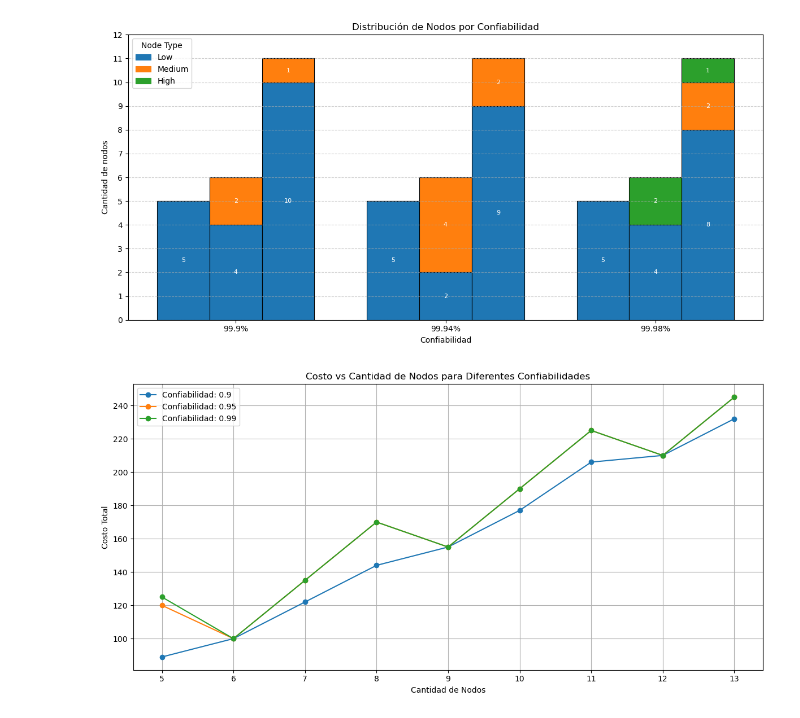
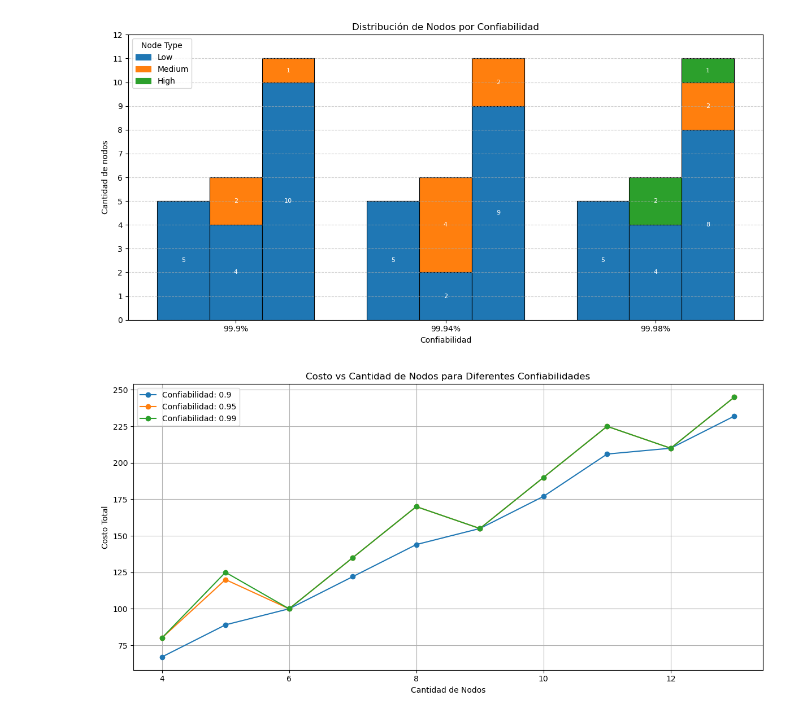
Before and after one commit to danielpuliche/optimization_model, a Jupyter notebook: main.ipynb, the cells around one changed output. Drawn from its saved outputs; the diff is of its cells as text; code cells hidden in the pictures.

```diff
--- a/main.ipynb
+++ b/main.ipynb
@@ -214,3 +241,23 @@ except ValueError as e:
 	print(f"Error: {e}")
 # %% [output]
 [figure]
+# %%
+# confiabilidades = [0.999999,0.99999999,0.9999999999]
+confiabilidades = [0.999999,0.9999999,0.99999999]
+
+##### entre 0.9 y 0.99
+# 0.99999 - 0.9999999999: 5 nodos
+# 0.999999 - 0.999999999999: 6 nodos
+# 0.99999999999 - 1: 11 nodos
+
+nodos = range(4, 14)
+
+try:
+	costosTotales= []
+	for conf in confiabilidades:
+		for n in nodos:
+			minCost, seriesVars, seriesModel = parallel_model(base_model(n), n, conf)
+			costosTotales.append(minCost)
+	graficar_costos_totales(confiabilidades, nodos, costosTotales)
+except ValueError as e:
+	print(f"Error: {e}")
@@ -298,16 +347,16 @@ except ValueError as e:
 # %%
 confiabilidades = [0.9,0.95,0.99]
 
-nodos = list(range(5, 14))
+nodos = range(4, 14)
 
 try:
 	costosTotales= []
 	for conf in confiabilidades:
 		for n in nodos:
 			minCost, seriesVars, seriesModel = hybrid_model(base_model(n), n, conf)
 			costosTotales.append(minCost)
 	graficar_costos_totales(confiabilidades, nodos, costosTotales)
 except ValueError as e:
 	print(f"Error: {e}")
 # %% [output]
-[figure, old version]
+[figure, new version]
```
Also changed, not shown: parts of 2 cells of this notebook.
